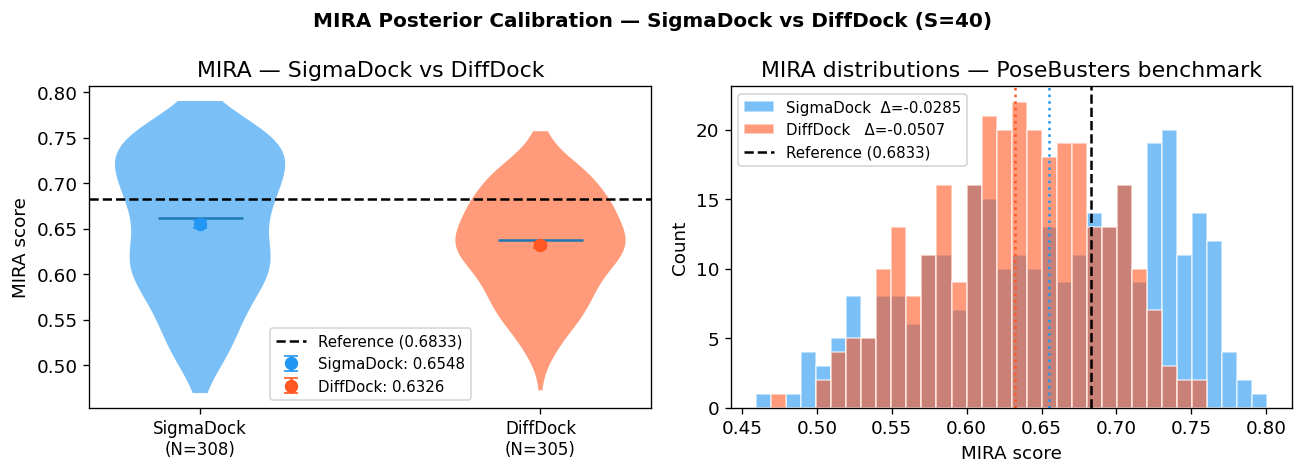
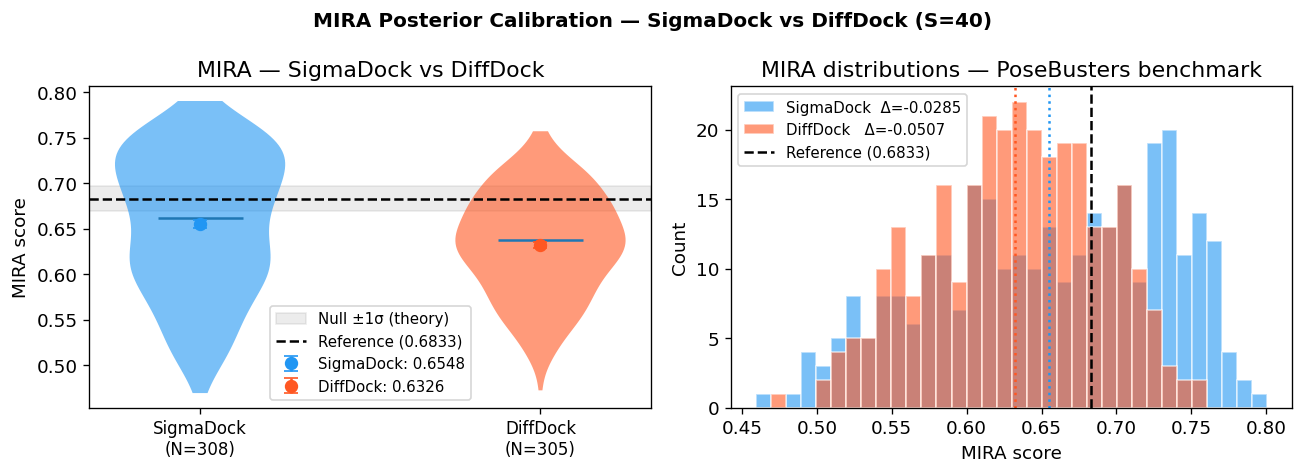
The notebook cell's code change between the first figure and the second:
--- before
+++ after
@@ -12,7 +12,11 @@
     body.set_facecolor(color); body.set_alpha(0.6)
 for i, (scores, color, label) in enumerate(datasets):
-    se = scores.std() / np.sqrt(len(scores))
+    se = bootstrap_mira(scores)['std']
     ax.errorbar(i, scores.mean(), yerr=se, fmt='o', color=color,
                 capsize=4, ms=7, zorder=5, label=f'{label.split(chr(10))[0]}: {scores.mean():.4f}')
+_L_ref = min(len(sd_mira_scores), len(dd_mira_scores))
+_sigma_null = np.sqrt(1 / (18 * _L_ref))
+ax.axhspan(MIRA_REF - _sigma_null, MIRA_REF + _sigma_null,
+           alpha=0.15, color='grey', zorder=0, label=f'Null ±1σ (theory)')
 ax.axhline(MIRA_REF, color='k', lw=1.5, ls='--', label=f'Reference ({MIRA_REF:.4f})')
 ax.set_xticks([0, 1])

Commit: Add bootstrap_mira, fix plot_ecp style, update notebooks and ODE config